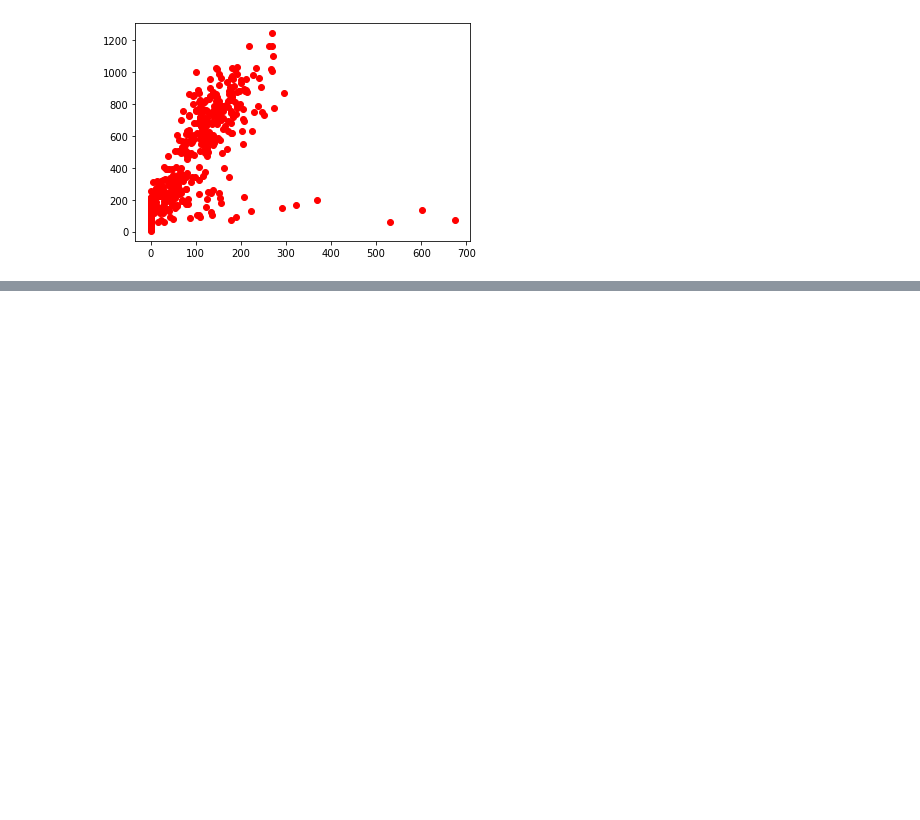
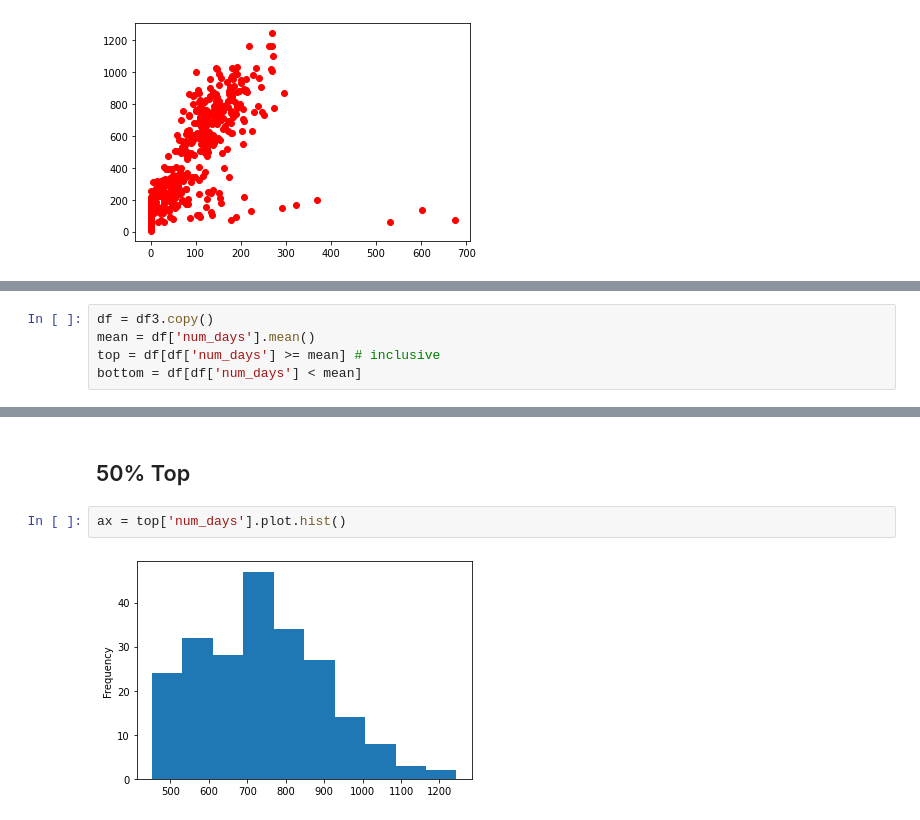
Before and after one commit to gsamp/case-cuidas, a Jupyter notebook: notebooks/avg_time_between_appts.ipynb, the cells around one changed output, grey strips where cells are left out. Saved outputs shown, nothing was run; the diff lists cells and outputs as text; blank space fills up the shorter version.

```diff
--- a/notebooks/avg_time_between_appts.ipynb
+++ b/notebooks/avg_time_between_appts.ipynb
@@ -186,0 +189,5 @@ Warnings:
+# %%
+df = df3.copy()
+mean = df['num_days'].mean()
+top = df[df['num_days'] >= mean] # inclusive
+bottom = df[df['num_days'] < mean]
@@ -186,0 +203,6 @@ Warnings:
+# %% [markdown]
+## 50% Top
+# %%
+ax = top['num_days'].plot.hist()
+# %% [output]
+[figure, added]
```
Also changed, not shown: parts of 15 cells of this notebook, 3 other files.
